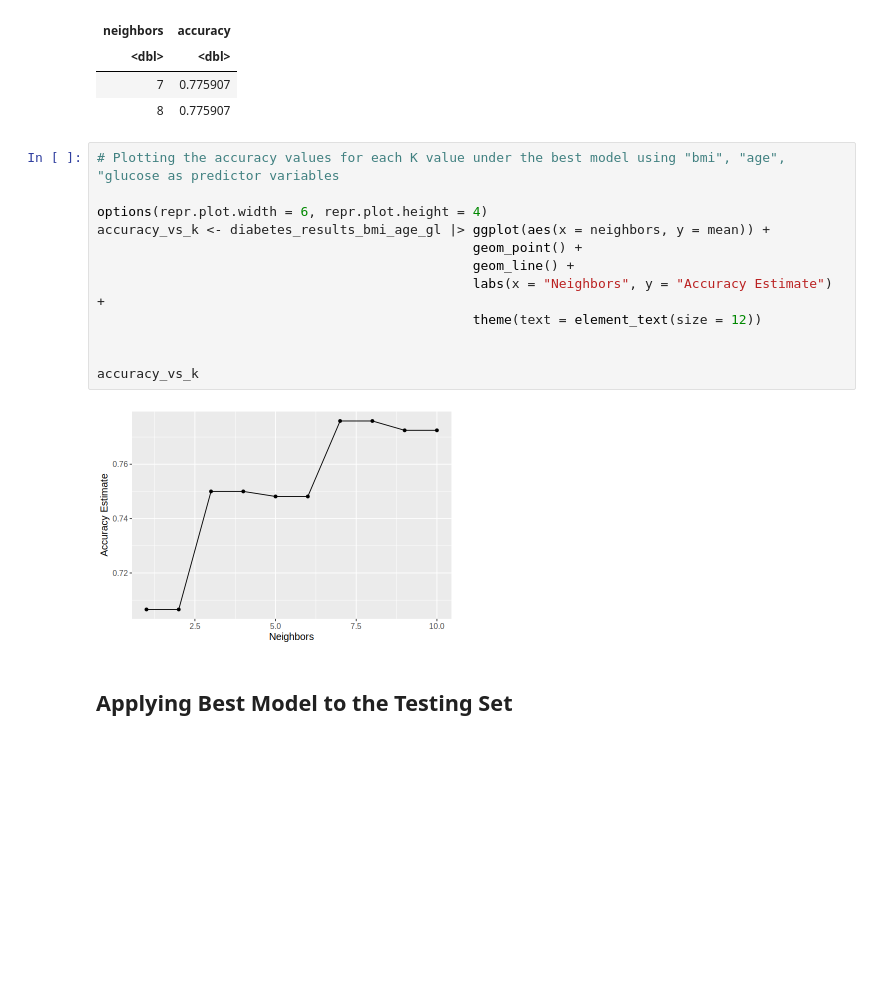
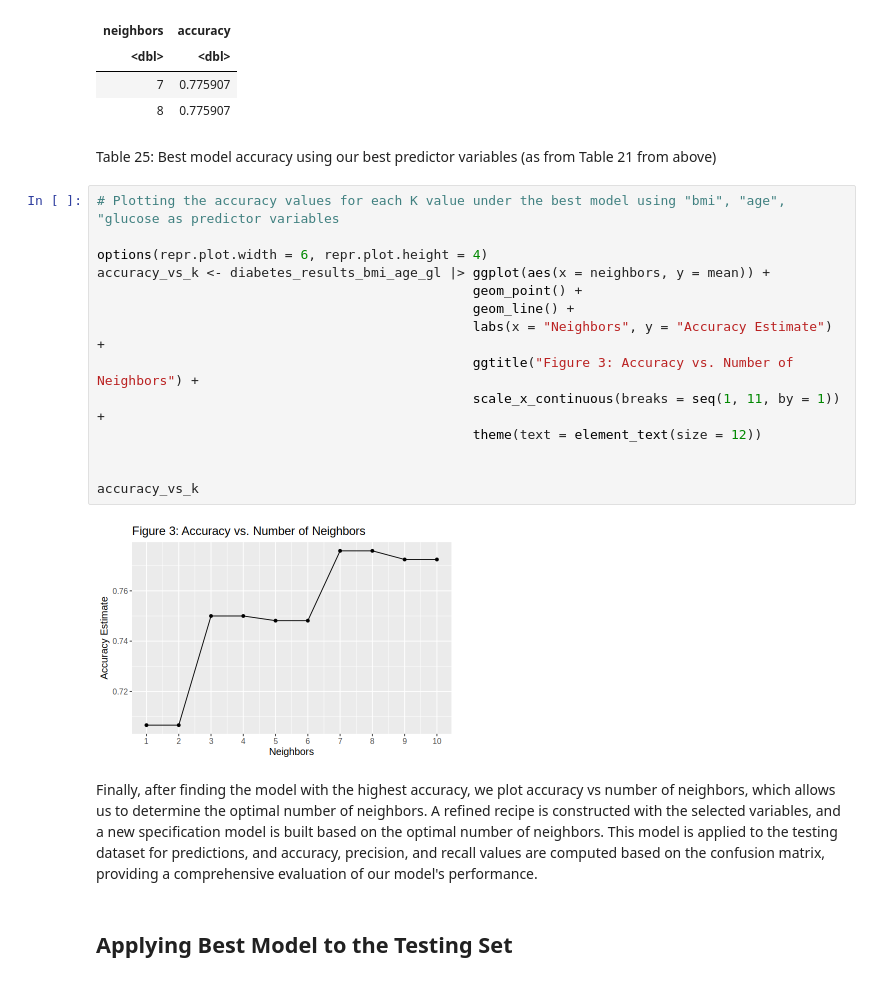
Before and after one commit to Nadav-Seg/dsci-100-2023w1-group-26, a Jupyter notebook: Group 26 - Group Project Final Report.ipynb, the cells around one changed output. Saved outputs shown, nothing was run; the diff lists cells and outputs as text; blank space fills up the shorter version.

```diff
--- a/Group 26 - Group Project Final Report.ipynb
+++ b/Group 26 - Group Project Final Report.ipynb
@@ -830,20 +898,26 @@ A tibble: 2 × 2
 | <dbl> | <dbl> |
 | 7 | 0.775907 |
 | 8 | 0.775907 |
+# %% [markdown]
+Table 25: Best model accuracy using our best predictor variables (as from Table 21 from above)
 # %%
 # Plotting the accuracy values for each K value under the best model using "bmi", "age", "glucose as predictor variables
 
 options(repr.plot.width = 6, repr.plot.height = 4)
 accuracy_vs_k <- diabetes_results_bmi_age_gl |> ggplot(aes(x = neighbors, y = mean)) +
                                                 geom_point() +
                                                 geom_line() +
                                                 labs(x = "Neighbors", y = "Accuracy Estimate") +
+                                                ggtitle("Figure 3: Accuracy vs. Number of Neighbors") +
+                                                scale_x_continuous(breaks = seq(1, 11, by = 1)) +
                                                 theme(text = element_text(size = 12))
 
 
 accuracy_vs_k
 # %% [output]
-[figure, old version]
+[figure, new version]
+# %% [markdown]
+Finally, after finding the model with the highest accuracy, we plot accuracy vs number of neighbors, which allows us to determine the optimal number of neighbors. A refined recipe is constructed with the selected variables, and a new specification model is built based on the optimal number of neighbors. This model is applied to the testing dataset for predictions, and accuracy, precision, and recall values are computed based on the confusion matrix, providing a comprehensive evaluation of our model's performance.
 # %% [markdown]
 ## Applying Best Model to the Testing Set
 # %%
```
Also changed, not shown: parts of 35 cells of this notebook.
